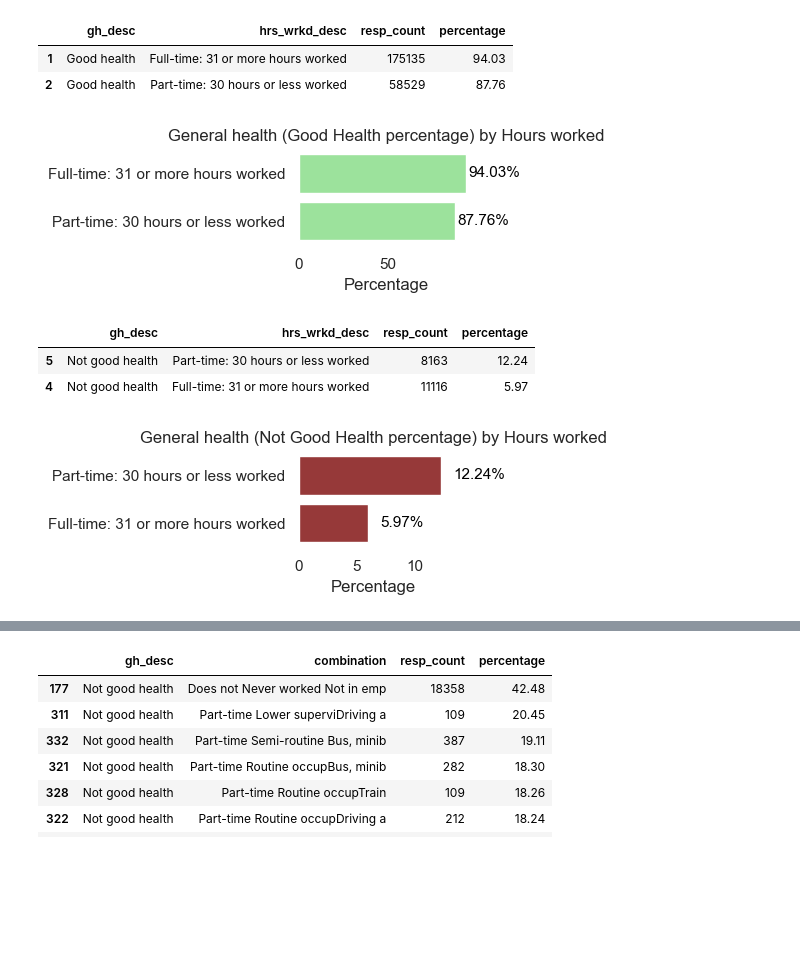
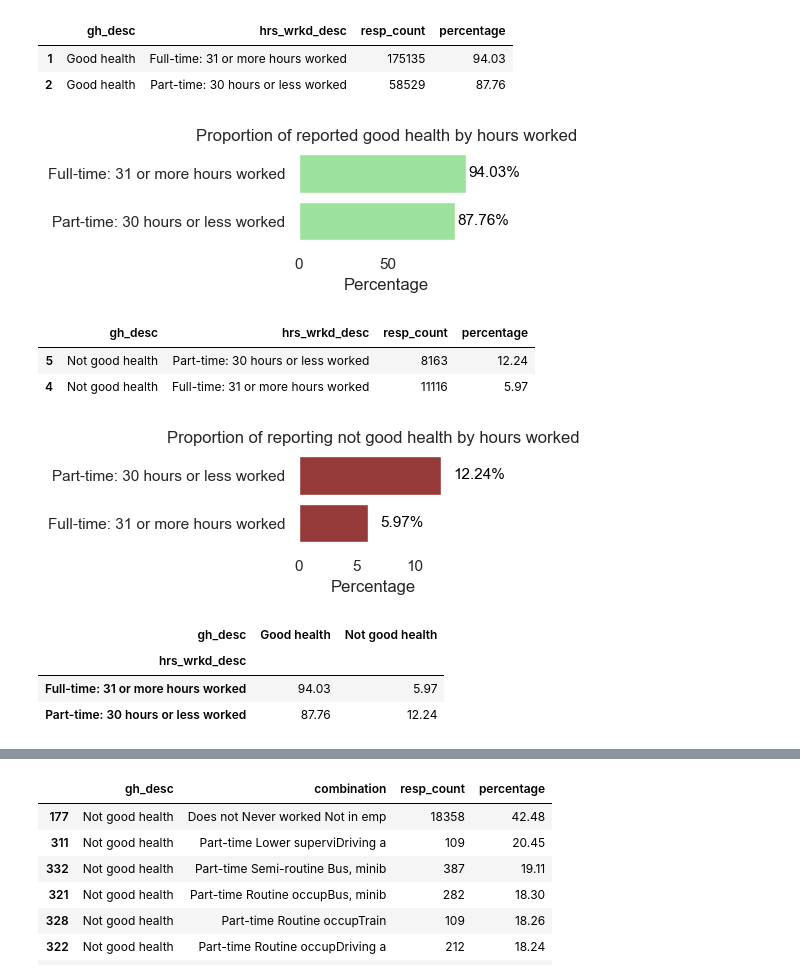
Before and after one commit to NamiJose/Dissertation, a Jupyter notebook: DataAnalysis_RT_TH.ipynb, the cells around one changed output, grey strips where cells are left out. Cells and saved outputs as stored; diff of their text form; code cells hidden in the pictures; blank space fills up the shorter version.

```diff
--- a/DataAnalysis_RT_TH.ipynb
+++ b/DataAnalysis_RT_TH.ipynb
@@ -799,32 +913,34 @@ gh_hw_agg
 # %%
 #Plot percentage of respondents with good health for a particular hrs wrkd
 
 # Create a horizontal bar chart using seaborn
 plt.figure(figsize=(5, 2))
 ax = sns.barplot(x='percentage', y='hrs_wrkd_desc', data=gh_hw_agg,
                  color='lightgreen')  # Use a single color for 'Good health'
 
 # Add data labels for percentage
 for index, percent in enumerate(gh_hw_agg['percentage']):
     ax.text(percent + 1, index, f"{percent:.2f}%", ha='left', va='center', fontsize=11, color='black')
 
 # Set labels and title
 plt.xlabel('Percentage')
 plt.ylabel('')
-plt.title('General health (Good Health percentage) by Hours worked')
+#plt.title('General health (Good Health percentage) by Hours worked')
+plt.title('Proportion of reported good health by hours worked')
 
+#ax.set_title('Proportion of reported good health by hours worked', loc='left')
 # Turn off grid lines
 ax.xaxis.grid(False)
 ax.yaxis.grid(False)
 
 # Remove background color
 ax.set_facecolor('none')
 
 # Display the plot
 plt.tight_layout()
 plt.show()
 # %% [output]
-[figure, old version]
+[figure, new version]
 # %%
 #percentage of respondents in  good health for a fulltime and part time
 ngh_hw_agg = gh_clean_data.groupby(['gh_desc','hrs_wrkd_desc'])['resp_count'].sum().reset_index()
@@ -854,7 +970,9 @@ for index, percent in enumerate(ngh_hw_agg['percentage']):
 # Set labels and title
 plt.xlabel('Percentage')
 plt.ylabel('')
-plt.title('General health (Not Good Health percentage) by Hours worked')
+#plt.title('General health (Not Good Health percentage) by Hours worked')
+
+plt.title('Proportion of reporting not good health by hours worked')
 
 # Turn off grid lines
 ax.xaxis.grid(False)
@@ -867,4 +985,27 @@ ax.set_facecolor('none')
 plt.tight_layout()
 plt.show()
 # %% [output]
-[figure, old version]
+[figure, new version]
+# %%
+#stacked bar chart
+#percentage of respondents in  good health for a fulltime and part time
+gh_hw_agg_st = gh_clean_data.groupby(['gh_desc','hrs_wrkd_desc'])['resp_count'].sum().reset_index()
+
+gh_hw_agg_st = gh_hw_agg_st[gh_hw_agg_st['hrs_wrkd_desc']!='Does not apply']
+gh_hw_agg_st['percentage'] = round((gh_hw_agg_st['resp_count'] / gh_hw_agg_st.groupby('hrs_wrkd_desc')['resp_count'].transform('sum')) * 100,2)
+gh_hw_agg_st = gh_hw_agg_st.sort_values(by='percentage', ascending=False)
+gh_hw_pivot = pd.pivot_table(gh_hw_agg_st, values='percentage', index='hrs_wrkd_desc', columns='gh_desc', aggfunc='sum')
+gh_hw_pivot
+
+#ngh_tm_agg['percentage']= round((ngh_tm_agg['resp_count'] / ngh_tm_agg['resp_count'].sum()) * 100,2)
+#gh_hw_agg_st['percentage'] = round((gh_hw_agg_st['resp_count'] / gh_hw_agg_st.groupby('hrs_wrkd_desc')['resp_count'].transform('sum')) * 100,2)
+#gh_hw_agg_st=gh_hw_agg_st[gh_hw_agg_st['gh_desc']!='Not good health']
+#gh_hw_agg_st = gh_hw_agg_st.sort_values(by='percentage', ascending=False)
+
+
+#gh_hw_agg_ct
+# %% [output]
+| gh_desc | Good health | Not good health |
+| hrs_wrkd_desc |  |  |
+| Full-time: 31 or more hours worked | 94.03 | 5.97 |
+| Part-time: 30 hours or less worked | 87.76 | 12.24 |
```
Also changed, not shown: parts of 52 cells of this notebook, 1 other file.
